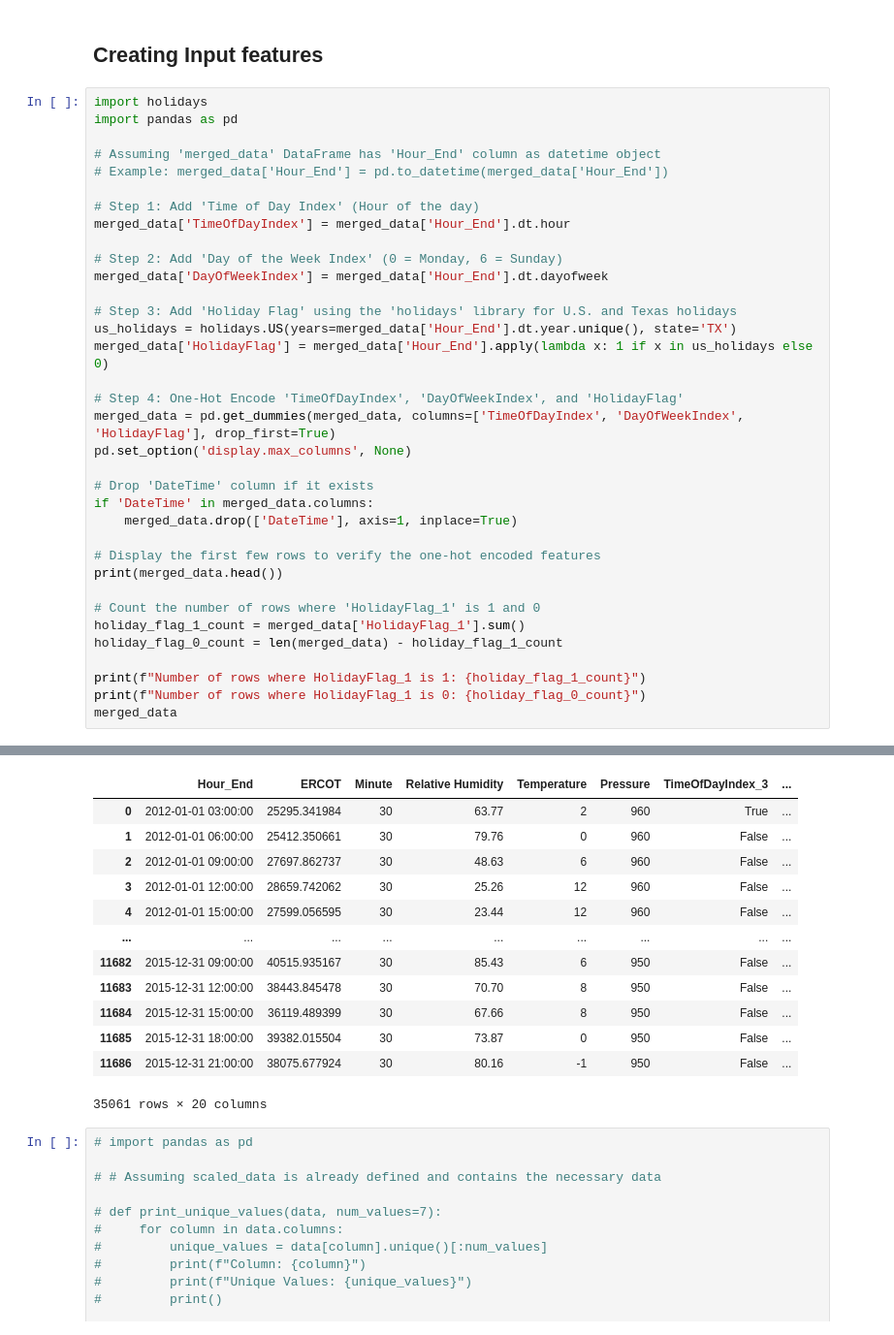
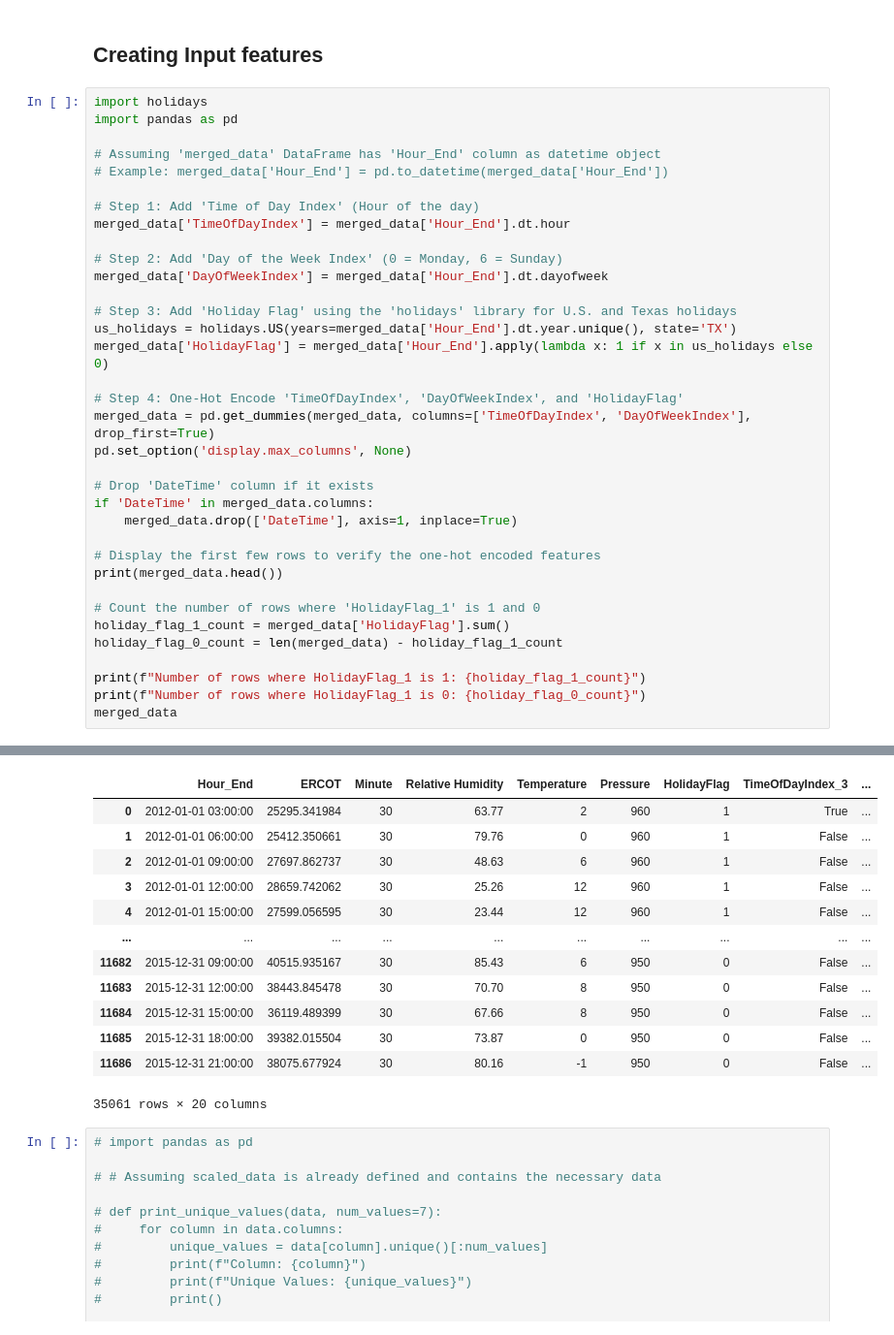
Before and after one commit to Dxuian/btech-proj, a Jupyter notebook: DATA SET USED IN THE CONFERENCE PAPER TITLED SHORT-TERM LOAD FORECASTING USING AN LSTM NEURAL NETWORK/DataSet/a.ipynb, the cells around one changed output, grey strips where cells are left out. Shown: that part at 97% size. Cells and saved outputs as stored; diff of their text form.

```diff
--- a/DATA SET USED IN THE CONFERENCE PAPER TITLED SHORT-TERM LOAD FORECASTING USING AN LSTM NEURAL NETWORK/DataSet/a.ipynb
+++ b/DATA SET USED IN THE CONFERENCE PAPER TITLED SHORT-TERM LOAD FORECASTING USING AN LSTM NEURAL NETWORK/DataSet/a.ipynb
@@ -170,7 +170,7 @@ us_holidays = holidays.US(years=merged_data['Hour_End'].dt.year.unique(), state=
 merged_data['HolidayFlag'] = merged_data['Hour_End'].apply(lambda x: 1 if x in us_holidays else 0)
 
 # Step 4: One-Hot Encode 'TimeOfDayIndex', 'DayOfWeekIndex', and 'HolidayFlag'
-merged_data = pd.get_dummies(merged_data, columns=['TimeOfDayIndex', 'DayOfWeekIndex', 'HolidayFlag'], drop_first=True)
+merged_data = pd.get_dummies(merged_data, columns=['TimeOfDayIndex', 'DayOfWeekIndex'], drop_first=True)
 pd.set_option('display.max_columns', None)
 
 # Drop 'DateTime' column if it exists
@@ -181,7 +181,7 @@ if 'DateTime' in merged_data.columns:
 print(merged_data.head())
 
 # Count the number of rows where 'HolidayFlag_1' is 1 and 0
-holiday_flag_1_count = merged_data['HolidayFlag_1'].sum()
+holiday_flag_1_count = merged_data['HolidayFlag'].sum()
 holiday_flag_0_count = len(merged_data) - holiday_flag_1_count
 
 print(f"Number of rows where HolidayFlag_1 is 1: {holiday_flag_1_count}")
@@ -206,17 +206,17 @@ merged_data
 Number of rows where HolidayFlag_1 is 1: 1869
 Number of rows where HolidayFlag_1 is 0: 33192
-|  | Hour_End | ERCOT | Minute | Relative Humidity | Temperature | Pressure | TimeOfDayIndex_3 | ... |
-| 0 | 2012-01-01 03:00:00 | 25295.341984 | 30 | 63.77 | 2 | 960 | True | ... |
-| 1 | 2012-01-01 06:00:00 | 25412.350661 | 30 | 79.76 | 0 | 960 | False | ... |
-| 2 | 2012-01-01 09:00:00 | 27697.862737 | 30 | 48.63 | 6 | 960 | False | ... |
-| 3 | 2012-01-01 12:00:00 | 28659.742062 | 30 | 25.26 | 12 | 960 | False | ... |
-| 4 | 2012-01-01 15:00:00 | 27599.056595 | 30 | 23.44 | 12 | 960 | False | ... |
-| ... | ... | ... | ... | ... | ... | ... | ... | ... |
-| 11682 | 2015-12-31 09:00:00 | 40515.935167 | 30 | 85.43 | 6 | 950 | False | ... |
-| 11683 | 2015-12-31 12:00:00 | 38443.845478 | 30 | 70.70 | 8 | 950 | False | ... |
-| 11684 | 2015-12-31 15:00:00 | 36119.489399 | 30 | 67.66 | 8 | 950 | False | ... |
-| 11685 | 2015-12-31 18:00:00 | 39382.015504 | 30 | 73.87 | 0 | 950 | False | ... |
-| 11686 | 2015-12-31 21:00:00 | 38075.677924 | 30 | 80.16 | -1 | 950 | False | ... |
+|  | Hour_End | ERCOT | Minute | Relative Humidity | Temperature | Pressure | HolidayFlag | TimeOfDayIndex_3 | ... |
+| 0 | 2012-01-01 03:00:00 | 25295.341984 | 30 | 63.77 | 2 | 960 | 1 | True | ... |
+| 1 | 2012-01-01 06:00:00 | 25412.350661 | 30 | 79.76 | 0 | 960 | 1 | False | ... |
+| 2 | 2012-01-01 09:00:00 | 27697.862737 | 30 | 48.63 | 6 | 960 | 1 | False | ... |
+| 3 | 2012-01-01 12:00:00 | 28659.742062 | 30 | 25.26 | 12 | 960 | 1 | False | ... |
+| 4 | 2012-01-01 15:00:00 | 27599.056595 | 30 | 23.44 | 12 | 960 | 1 | False | ... |
+| ... | ... | ... | ... | ... | ... | ... | ... | ... | ... |
+| 11682 | 2015-12-31 09:00:00 | 40515.935167 | 30 | 85.43 | 6 | 950 | 0 | False | ... |
+| 11683 | 2015-12-31 12:00:00 | 38443.845478 | 30 | 70.70 | 8 | 950 | 0 | False | ... |
+| 11684 | 2015-12-31 15:00:00 | 36119.489399 | 30 | 67.66 | 8 | 950 | 0 | False | ... |
+| 11685 | 2015-12-31 18:00:00 | 39382.015504 | 30 | 73.87 | 0 | 950 | 0 | False | ... |
+| 11686 | 2015-12-31 21:00:00 | 38075.677924 | 30 | 80.16 | -1 | 950 | 0 | False | ... |
 35061 rows × 20 columns
 # %%
 # import pandas as pd
```
Also changed, not shown: parts of 4 cells of this notebook, 1 other file.
